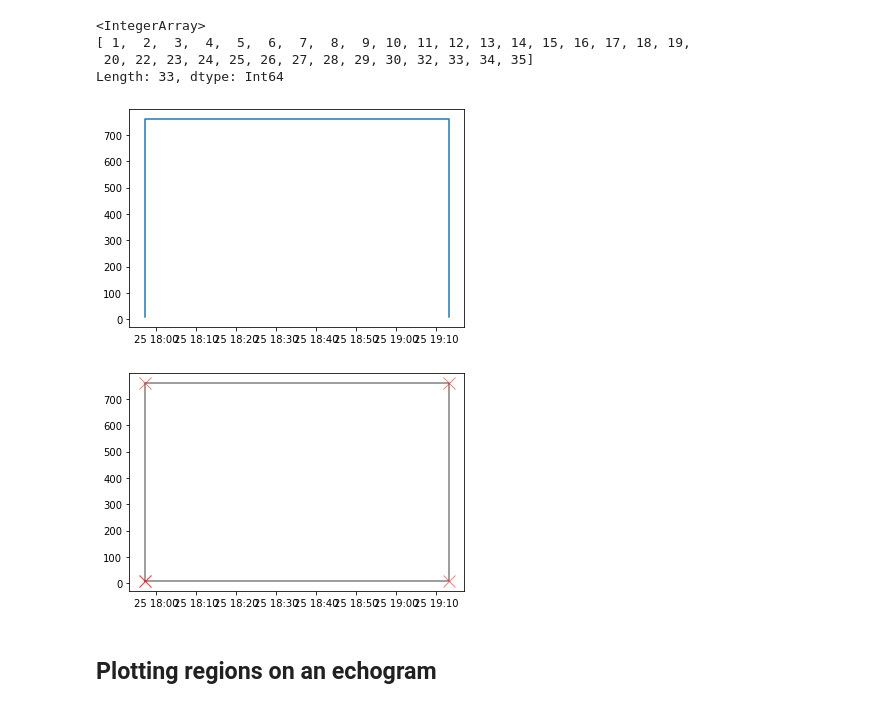
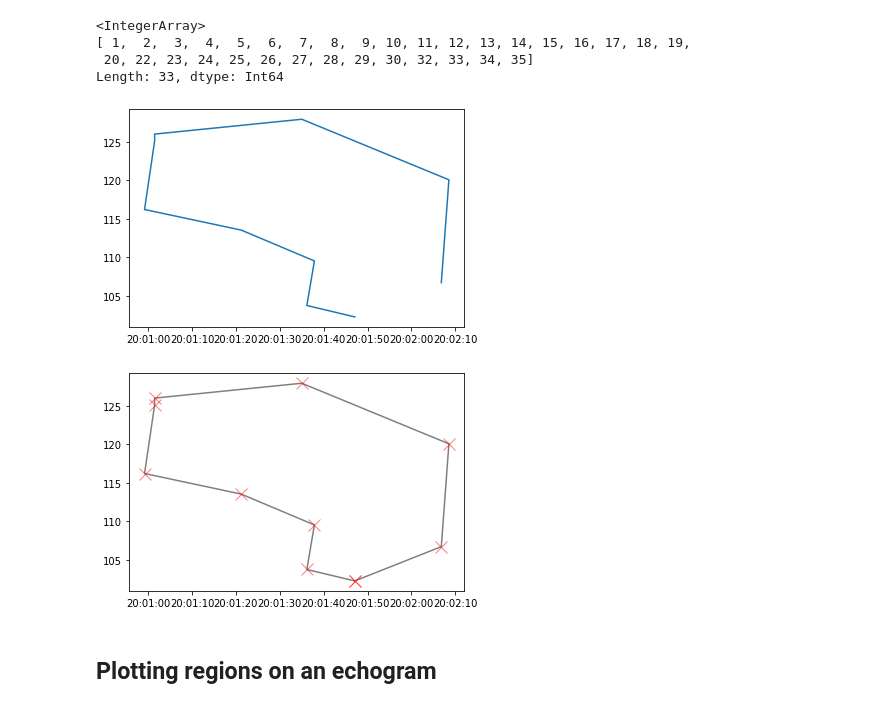
Before and after one commit to OSOceanAcoustics/echoregions, a Jupyter notebook: notebooks/Regions2D_plotting.ipynb, the cells around one changed output. Drawn from its saved outputs; the diff is of its cells as text; code cells hidden in the pictures.

Commit message:
updated working notebook with Google drive files: works when region covers multiple files

```diff
--- a/notebooks/Regions2D_plotting.ipynb
+++ b/notebooks/Regions2D_plotting.ipynb
@@ -10,6 +42,8 @@ echo_files = 'F:/data/hake/raw/SH1707/'
+# %%
+EVR_FILE = 'x1.evr'
 # %% [markdown]
 ### Get a Regions2D object with `read_evr`
 # %%
-r2d = er.read_evr(evr_file)
+r2d = er.read_evr(EVR_FILE)
 # %% [markdown]
 ## Plotting
@@ -28,16 +55,19 @@ print(r2d.data.region_id.values)
 [ 1,  2,  3,  4,  5,  6,  7,  8,  9, 10, 11, 12, 13, 14, 15, 16, 17, 18, 19,
  20, 22, 23, 24, 25, 26, 27, 28, 29, 30, 32, 33, 34, 35]
 Length: 33, dtype: Int64
+# %%
+# let's select one id
+id = 11
 # %%
-# Plot the region with `plot`
-r2d.plot(10)
+# Plot a region with a specific id with the `plot` function
+r2d.plot(id)
 # %% [output]
-[figure, old version]
+[figure, new version]
 # %%
 # Plot a closed region by using close_region=True.
 # Optionally provide matplotlib kwargs for more customization.
-r2d.plot(10, close_region=True, color='k', alpha=.5, marker='x', markeredgecolor='red', markersize=12)
+r2d.plot(id, close_region=True, color='k', alpha=.5, marker='x', markeredgecolor='red', markersize=12)
 # %% [output]
-[figure, old version]
+[figure, new version]
 # %% [markdown]
 ## Plotting regions on an echogram
```
Also changed, not shown: parts of 27 cells of this notebook.
